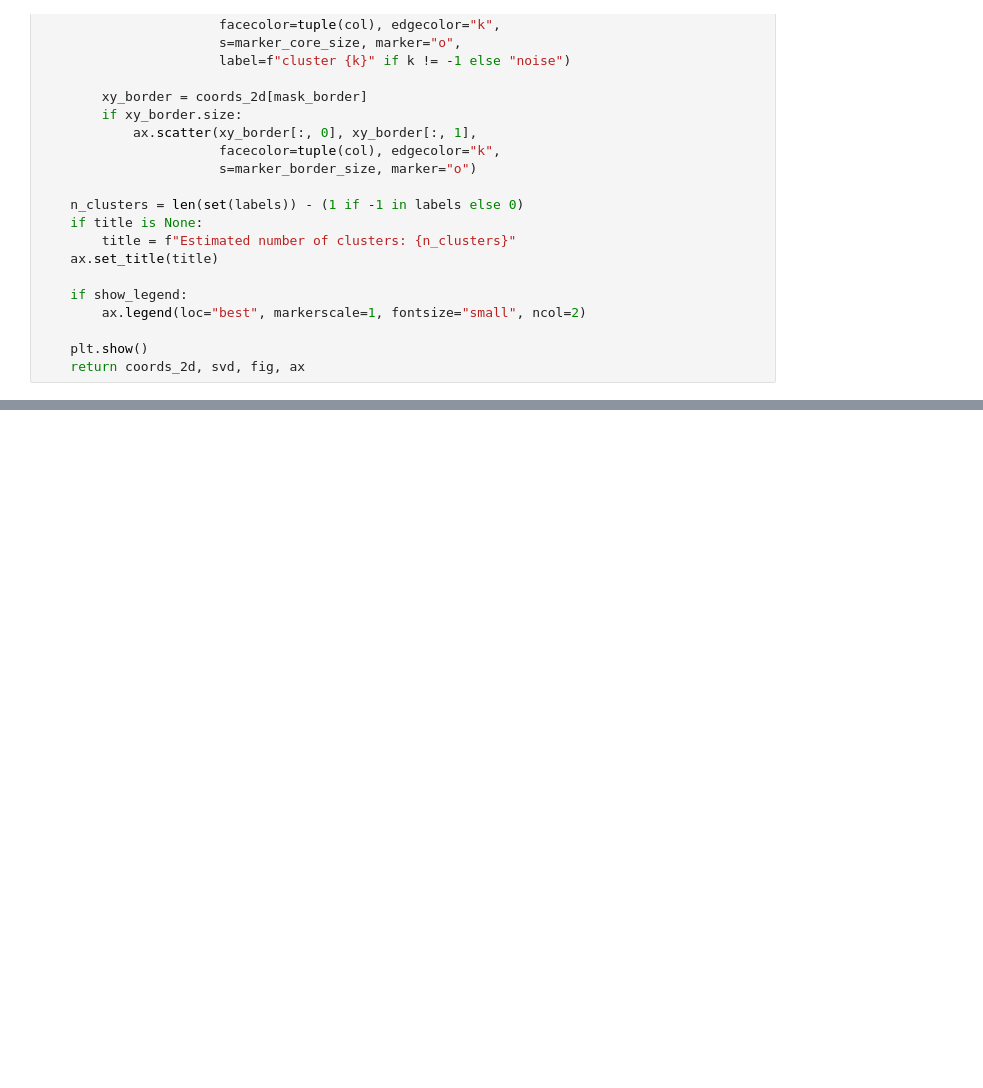
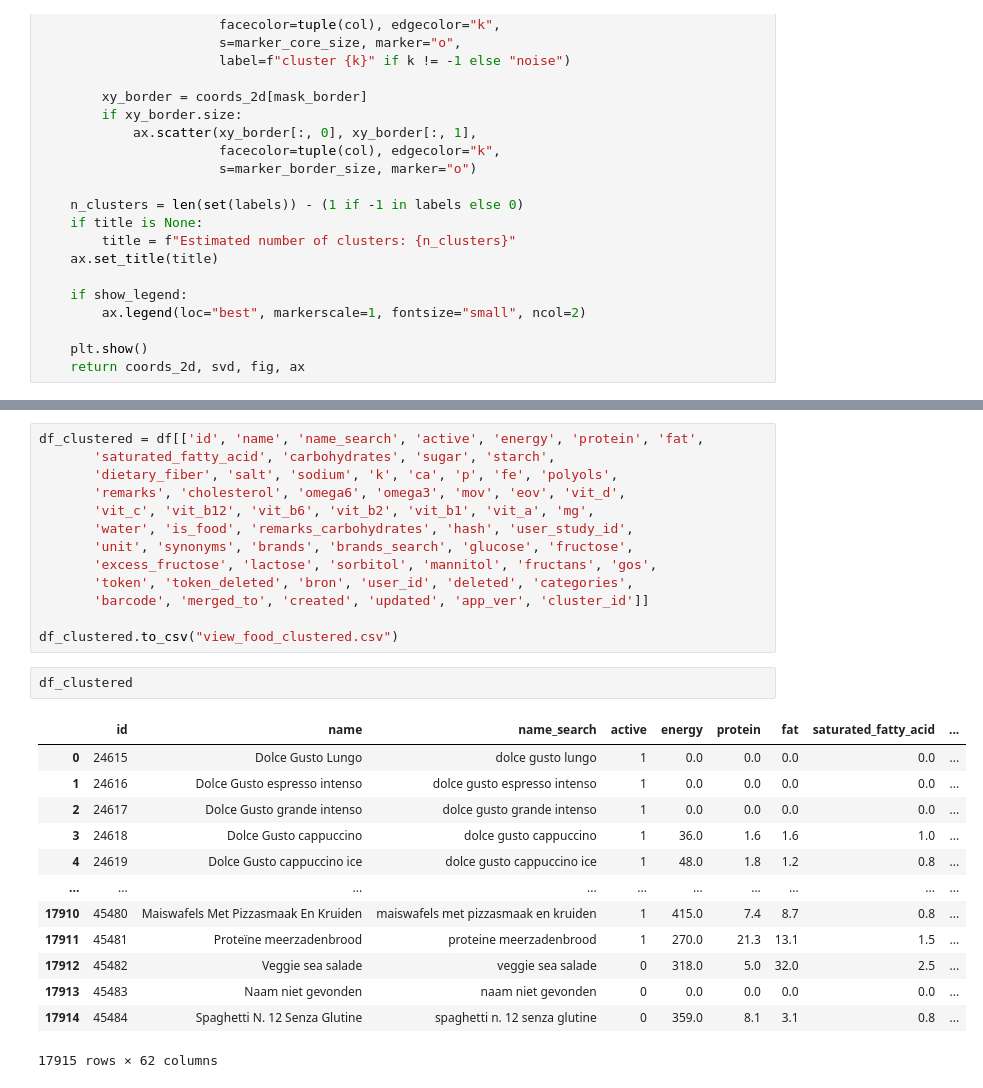
Before and after one commit to HoangTrungHieuUCLL/DataVisualisation_2025-2026_FOOD_teamF3, a Jupyter notebook: shiny-with-python/dashboard-tips/food_products_clustering.ipynb, the cells around one changed output, grey strips where cells are left out. Saved outputs shown, nothing was run; the diff lists cells and outputs as text; blank space fills up the shorter version.

```diff
--- a/shiny-with-python/dashboard-tips/food_products_clustering.ipynb
+++ b/shiny-with-python/dashboard-tips/food_products_clustering.ipynb
@@ -263,0 +371,29 @@ source_data_copy
+# %%
+df_clustered = df[['id', 'name', 'name_search', 'active', 'energy', 'protein', 'fat',
+       'saturated_fatty_acid', 'carbohydrates', 'sugar', 'starch',
+       'dietary_fiber', 'salt', 'sodium', 'k', 'ca', 'p', 'fe', 'polyols',
+       'remarks', 'cholesterol', 'omega6', 'omega3', 'mov', 'eov', 'vit_d',
+       'vit_c', 'vit_b12', 'vit_b6', 'vit_b2', 'vit_b1', 'vit_a', 'mg',
+       'water', 'is_food', 'remarks_carbohydrates', 'hash', 'user_study_id',
+       'unit', 'synonyms', 'brands', 'brands_search', 'glucose', 'fructose',
+       'excess_fructose', 'lactose', 'sorbitol', 'mannitol', 'fructans', 'gos',
+       'token', 'token_deleted', 'bron', 'user_id', 'deleted', 'categories',
+       'barcode', 'merged_to', 'created', 'updated', 'app_ver', 'cluster_id']]
+
+df_clustered.to_csv("view_food_clustered.csv")
+# %%
+df_clustered
+# %% [output]
+|  | id | name | name_search | active | energy | protein | fat | saturated_fatty_acid | ... |
+| 0 | 24615 | Dolce Gusto Lungo | dolce gusto lungo | 1 | 0.0 | 0.0 | 0.0 | 0.0 | ... |
+| 1 | 24616 | Dolce Gusto espresso intenso | dolce gusto espresso intenso | 1 | 0.0 | 0.0 | 0.0 | 0.0 | ... |
+| 2 | 24617 | Dolce Gusto grande intenso | dolce gusto grande intenso | 1 | 0.0 | 0.0 | 0.0 | 0.0 | ... |
+| 3 | 24618 | Dolce Gusto cappuccino | dolce gusto cappuccino | 1 | 36.0 | 1.6 | 1.6 | 1.0 | ... |
+| 4 | 24619 | Dolce Gusto cappuccino ice | dolce gusto cappuccino ice | 1 | 48.0 | 1.8 | 1.2 | 0.8 | ... |
+| ... | ... | ... | ... | ... | ... | ... | ... | ... | ... |
+| 17910 | 45480 | Maiswafels Met Pizzasmaak En Kruiden | maiswafels met pizzasmaak en kruiden | 1 | 415.0 | 7.4 | 8.7 | 0.8 | ... |
+| 17911 | 45481 | Proteïne meerzadenbrood | proteine meerzadenbrood | 1 | 270.0 | 21.3 | 13.1 | 1.5 | ... |
+| 17912 | 45482 | Veggie sea salade | veggie sea salade | 0 | 318.0 | 5.0 | 32.0 | 2.5 | ... |
+| 17913 | 45483 | Naam niet gevonden | naam niet gevonden | 0 | 0.0 | 0.0 | 0.0 | 0.0 | ... |
+| 17914 | 45484 | Spaghetti N. 12 Senza Glutine | spaghetti n. 12 senza glutine | 0 | 359.0 | 8.1 | 3.1 | 0.8 | ... |
+17915 rows × 62 columns
```
Also changed, not shown: parts of 43 cells of this notebook, 6 other files.
